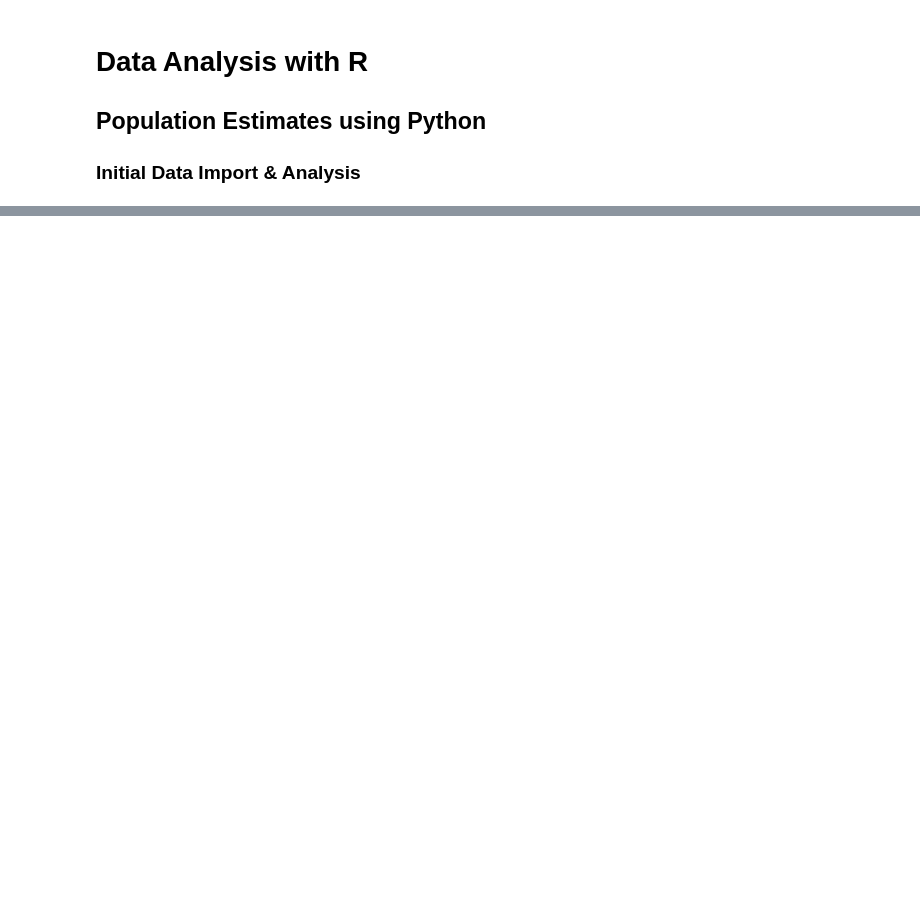
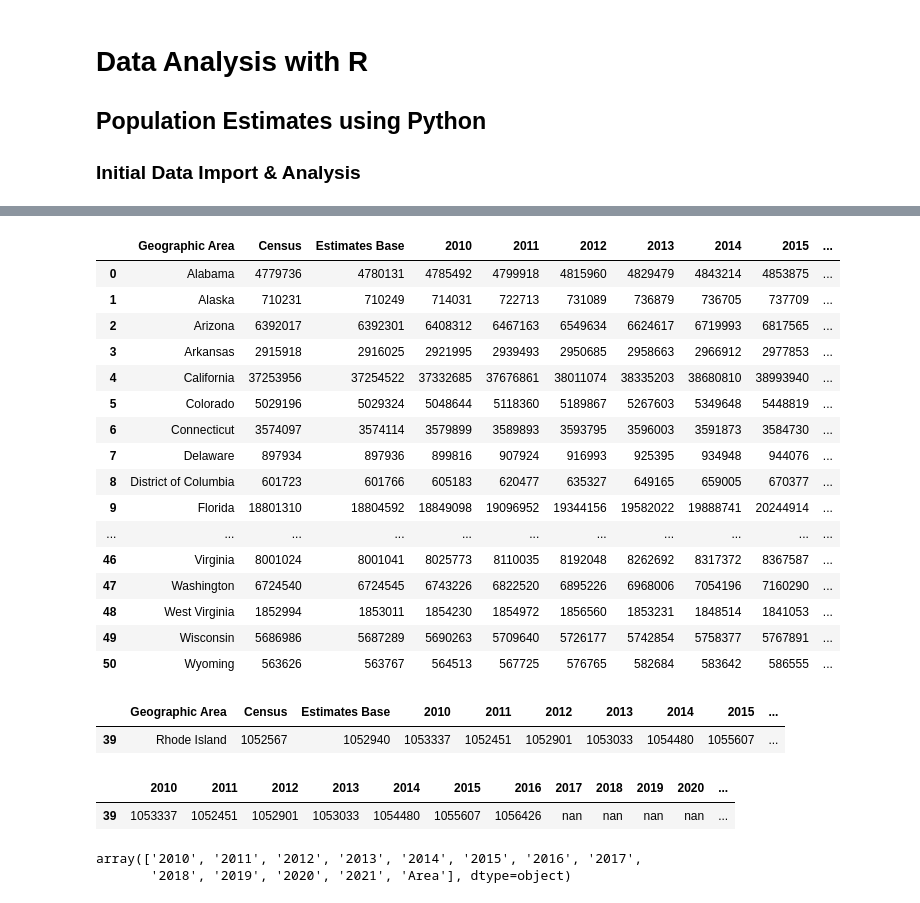
Before and after one commit to abhikhatti/population_prediction_using_R, a Jupyter notebook: notebooks/01_DataAnalysisWithR_initial.ipynb, the cells around one changed output, grey strips where cells are left out. Drawn from its saved outputs; the diff is of its cells as text; code cells hidden in the pictures; blank space fills up the shorter version.

```diff
--- a/notebooks/01_DataAnalysisWithR_initial.ipynb
+++ b/notebooks/01_DataAnalysisWithR_initial.ipynb
@@ -7,6 +7,8 @@
 import pandas as pd
 import numpy as np
 import os
-import matplotlib
+import matplotlib as plt
+
 
 %matplotlib inline
+pd.options.display.float_format = '{:.5f}'.format
@@ -69,0 +90,33 @@ train_dfadd
+# %%
+# Remove Regions and Country Observations
+#train_df.iloc[:-6,:].sort_values(by="Area", inplace=True)
+train_df_temp = train_df.iloc[:-6,:].copy(deep=True)
+#train_df_temp.sort_values(by="Area", inplace=True)
+# %%
+train_df_temp.sort_values(by="Area", inplace=True)
+# %%
+train_df_temp
+# %% [output]
+|  | Geographic Area | Census | Estimates Base | 2010 | 2011 | 2012 | 2013 | 2014 | 2015 | ... |
+| 0 | Alabama | 4779736 | 4780131 | 4785492 | 4799918 | 4815960 | 4829479 | 4843214 | 4853875 | ... |
+| 1 | Alaska | 710231 | 710249 | 714031 | 722713 | 731089 | 736879 | 736705 | 737709 | ... |
+| 2 | Arizona | 6392017 | 6392301 | 6408312 | 6467163 | 6549634 | 6624617 | 6719993 | 6817565 | ... |
+| 3 | Arkansas | 2915918 | 2916025 | 2921995 | 2939493 | 2950685 | 2958663 | 2966912 | 2977853 | ... |
+| 4 | California | 37253956 | 37254522 | 37332685 | 37676861 | 38011074 | 38335203 | 38680810 | 38993940 | ... |
+| 5 | Colorado | 5029196 | 5029324 | 5048644 | 5118360 | 5189867 | 5267603 | 5349648 | 5448819 | ... |
+| 6 | Connecticut | 3574097 | 3574114 | 3579899 | 3589893 | 3593795 | 3596003 | 3591873 | 3584730 | ... |
+| 7 | Delaware | 897934 | 897936 | 899816 | 907924 | 916993 | 925395 | 934948 | 944076 | ... |
+| 8 | District of Columbia | 601723 | 601766 | 605183 | 620477 | 635327 | 649165 | 659005 | 670377 | ... |
+| 9 | Florida | 18801310 | 18804592 | 18849098 | 19096952 | 19344156 | 19582022 | 19888741 | 20244914 | ... |
+| ... | ... | ... | ... | ... | ... | ... | ... | ... | ... | ... |
+| 46 | Virginia | 8001024 | 8001041 | 8025773 | 8110035 | 8192048 | 8262692 | 8317372 | 8367587 | ... |
+| 47 | Washington | 6724540 | 6724545 | 6743226 | 6822520 | 6895226 | 6968006 | 7054196 | 7160290 | ... |
+| 48 | West Virginia | 1852994 | 1853011 | 1854230 | 1854972 | 1856560 | 1853231 | 1848514 | 1841053 | ... |
+| 49 | Wisconsin | 5686986 | 5687289 | 5690263 | 5709640 | 5726177 | 5742854 | 5758377 | 5767891 | ... |
+| 50 | Wyoming | 563626 | 563767 | 564513 | 567725 | 576765 | 582684 | 583642 | 586555 | ... |
+# %%
+ri_df = train_df_temp[train_df_temp.Area == "Rhode Island"]
+ri_df
+# %% [output]
+|  | Geographic Area | Census | Estimates Base | 2010 | 2011 | 2012 | 2013 | 2014 | 2015 | ... |
+| 39 | Rhode Island | 1052567 | 1052940 | 1053337 | 1052451 | 1052901 | 1053033 | 1054480 | 1055607 | ... |
@@ -69,0 +126,11 @@ train_dfadd
+# %%
+#ri_df.set_index("Area")
+ri_df
+# %% [output]
+|  | 2010 | 2011 | 2012 | 2013 | 2014 | 2015 | 2016 | 2017 | 2018 | 2019 | 2020 | ... |
+| 39 | 1053337 | 1052451 | 1052901 | 1053033 | 1054480 | 1055607 | 1056426 | nan | nan | nan | nan | ... |
+# %%
+ri_df.columns.values
+# %% [output]
+array(['2010', '2011', '2012', '2013', '2014', '2015', '2016', '2017',
+       '2018', '2019', '2020', '2021', 'Area'], dtype=object)
```
Also changed, not shown: parts of 14 cells of this notebook, 8 other files.
